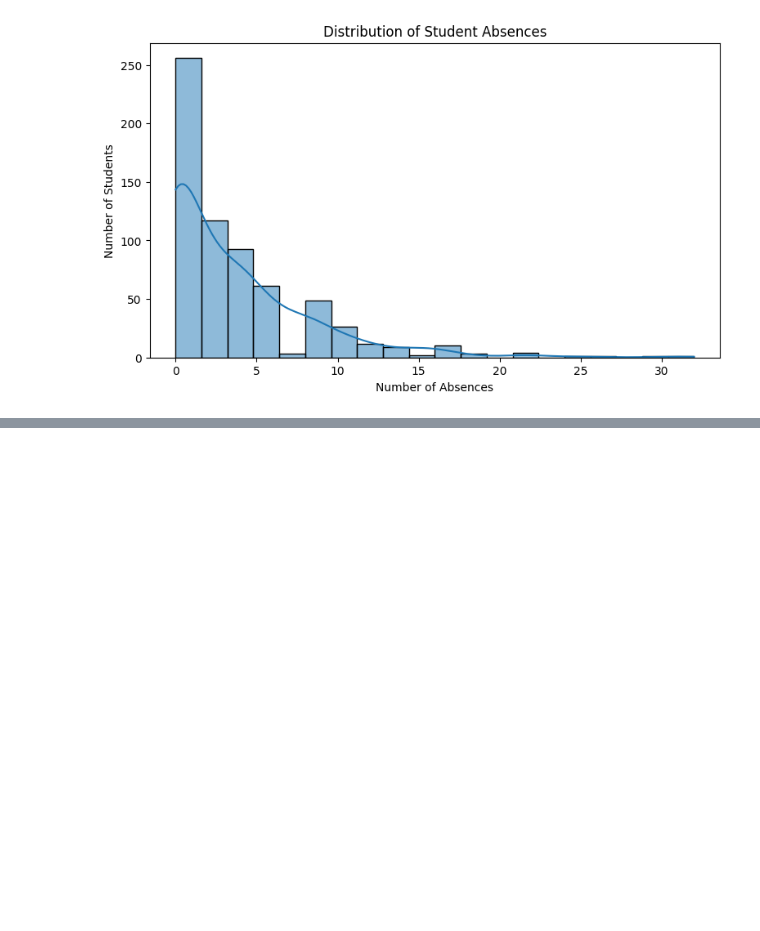
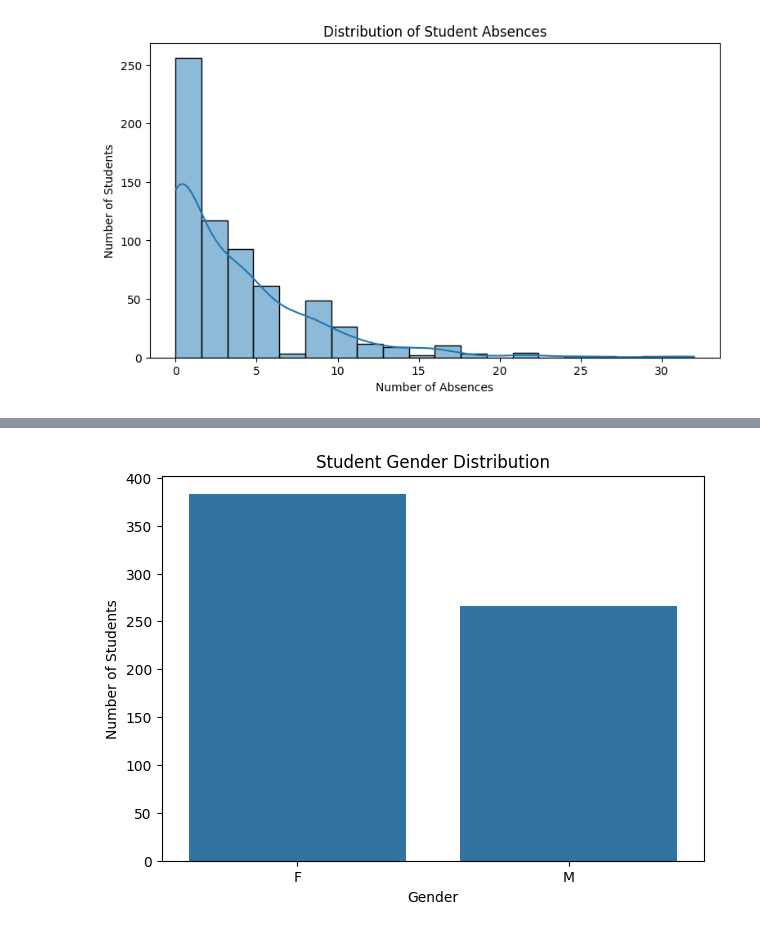
Before and after one commit to lightcode01-oss/IYB_INTERNSHIP, a Jupyter notebook: Day_03_Dataset_Understanding.ipynb, the cells around one changed output, grey strips where cells are left out. Saved outputs shown, nothing was run; the diff lists cells and outputs as text; code cells hidden in the pictures; blank space fills up the shorter version.

```diff
--- a/Day_03_Dataset_Understanding.ipynb
+++ b/Day_03_Dataset_Understanding.ipynb
@@ -449,0 +465,14 @@ plt.show()
+# %%
+# Analyze student gender distribution
+
+plt.figure(figsize=(7, 5))
+
+sns.countplot(data=df, x="sex")
+
+plt.title("Student Gender Distribution")
+plt.xlabel("Gender")
+plt.ylabel("Number of Students")
+
+plt.show()
+# %% [output]
+[figure, added]
```
Also changed, not shown: parts of 11 cells of this notebook.
